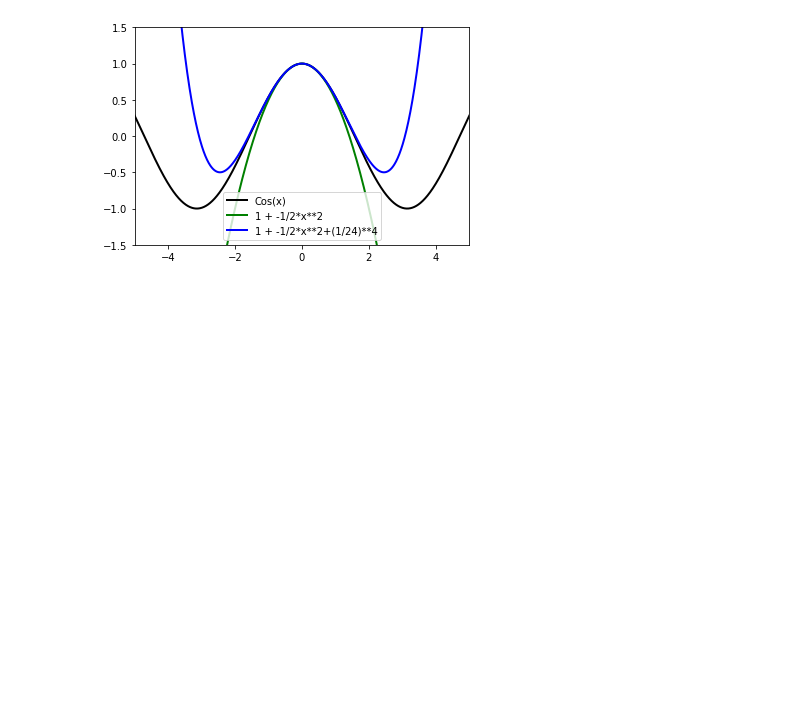
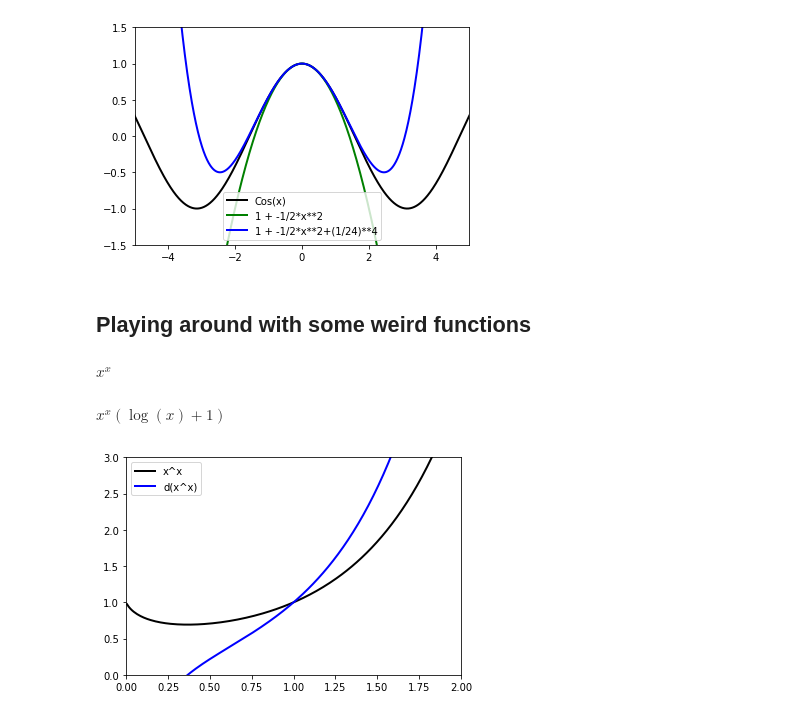
Before and after one commit to sjrusso8/calculus-refresher, a Jupyter notebook: calculus/practice_calc.ipynb, the cells around one changed output. Cells and saved outputs as stored; diff of their text form; code cells hidden in the pictures; blank space fills up the shorter version.

```diff
--- a/calculus/practice_calc.ipynb
+++ b/calculus/practice_calc.ipynb
@@ -188,3 +188,29 @@ plt.legend()
 plt.show()
 # %% [output]
 [figure]
+# %% [markdown]
+## Playing around with some weird functions
+# %%
+fx = x**x
+fx
+# %% [output]
+$\displaystyle x^{x}$
+# %%
+sym.diff(fx)
+# %% [output]
+$\displaystyle x^{x} \left(\log{\left(x \right)} + 1\right)$
+# %%
+# Graph it !
+
+xx = np.linspace(-5,5,1000)
+fx_lambda = sym.lambdify(x, fx)(xx)
+dfx_lambda = sym.lambdify(x, sym.diff(fx))(xx)
+
+plt.plot(xx,fx_lambda,'k',linewidth=2, label="x^x")
+plt.plot(xx,dfx_lambda,'b',linewidth=2, label="d(x^x)")
+plt.ylim(0,3)
+plt.xlim(0,2)
+plt.legend()
+plt.show()
+# %% [output]
+[figure, added]
```
Also changed, not shown: 2 other files.
